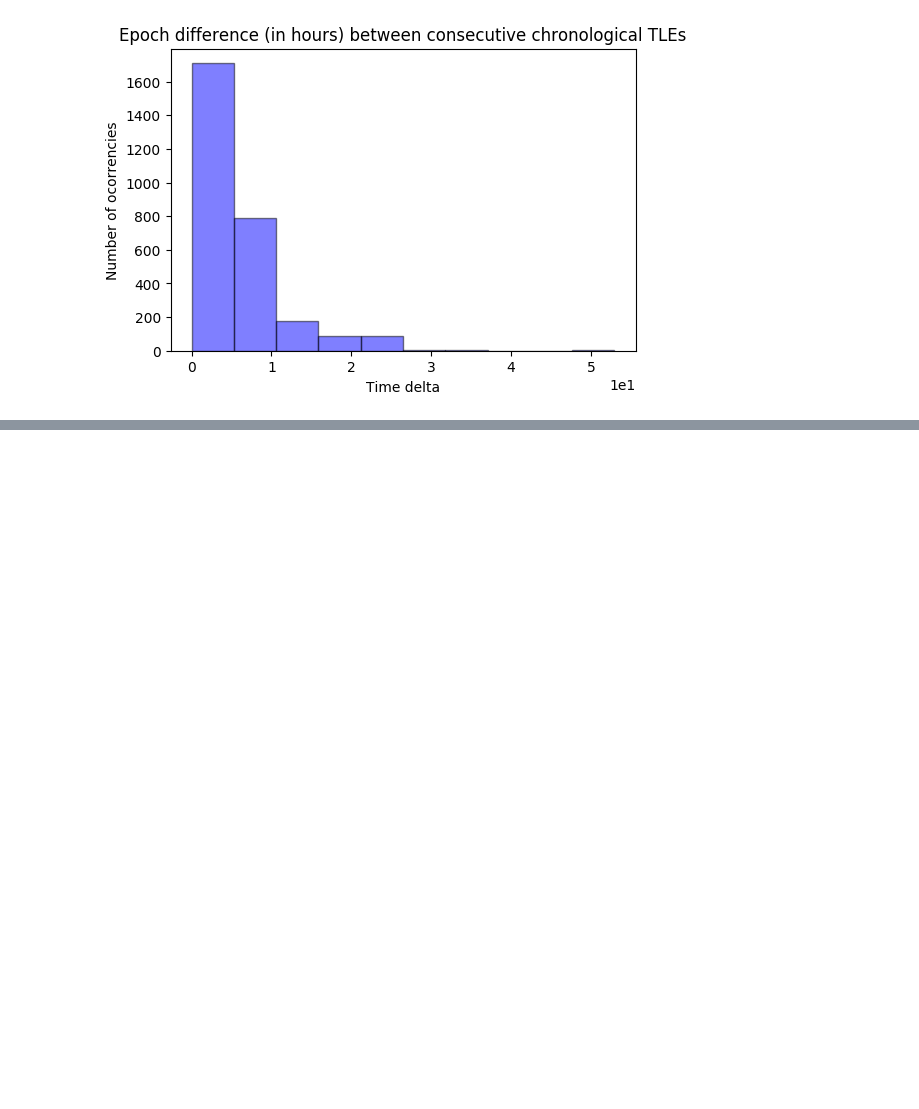
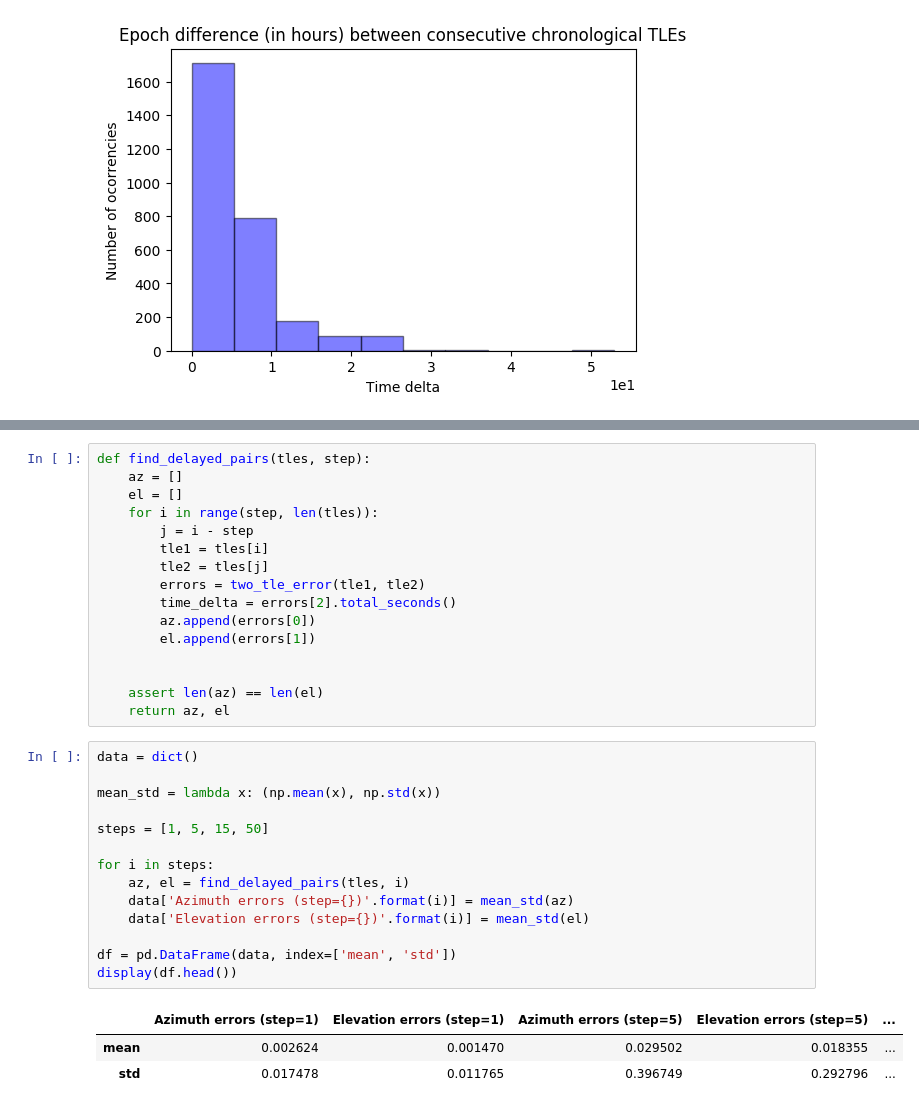
Before and after one commit to PI2-sunflower/satellite-tracker, a Jupyter notebook: notebooks/Estimating TLE error.ipynb, the cells around one changed output, grey strips where cells are left out. Saved outputs shown, nothing was run; the diff lists cells and outputs as text; blank space fills up the shorter version.

Commit message:
Optmizing TLE class, estimating TLE erros based on the number of delayed TLEs

```diff
--- a/notebooks/Estimating TLE error.ipynb
+++ b/notebooks/Estimating TLE error.ipynb
@@ -111,0 +116,34 @@ plot_arr(date_delta_hours, 'Epoch difference (in hours) between consecutive chro
+# %%
+def find_delayed_pairs(tles, step):
+    az = []
+    el = []
+    for i in range(step, len(tles)):
+        j = i - step
+        tle1 = tles[i]
+        tle2 = tles[j]
+        errors = two_tle_error(tle1, tle2)
+        time_delta = errors[2].total_seconds()
+        az.append(errors[0])
+        el.append(errors[1])
+
+
+    assert len(az) == len(el)
+    return az, el
+# %%
+data = dict()
+
+mean_std = lambda x: (np.mean(x), np.std(x))
+
+steps = [1, 5, 15, 50]
+
+for i in steps:
+    az, el = find_delayed_pairs(tles, i)
+    data['Azimuth errors (step={})'.format(i)] = mean_std(az)
+    data['Elevation errors (step={})'.format(i)] = mean_std(el)
+
+df = pd.DataFrame(data, index=['mean', 'std'])
+display(df.head())
+# %% [output]
+|  | Azimuth errors (step=1) | Elevation errors (step=1) | Azimuth errors (step=5) | Elevation errors (step=5) | ... |
+| mean | 0.002624 | 0.001470 | 0.029502 | 0.018355 | ... |
+| std | 0.017478 | 0.011765 | 0.396749 | 0.292796 | ... |
```
Also changed, not shown: parts of 1 cell of this notebook, 2 other files.
